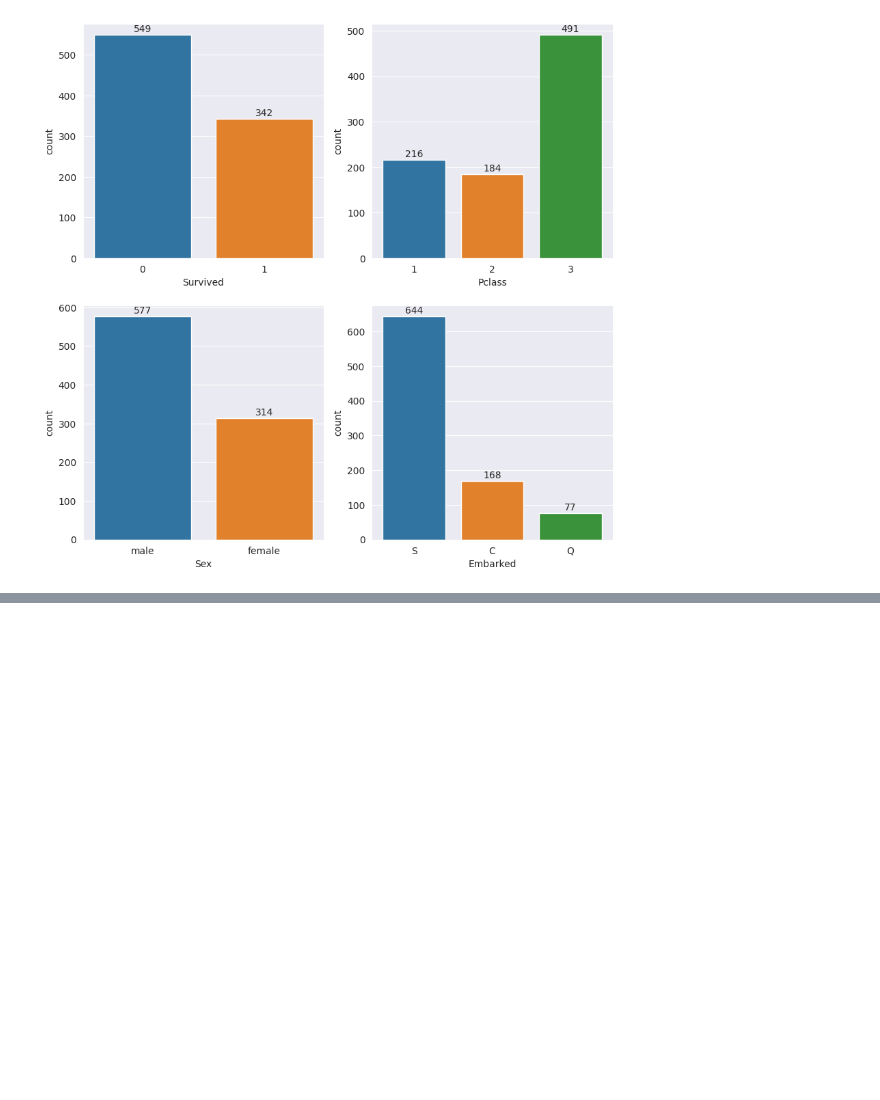
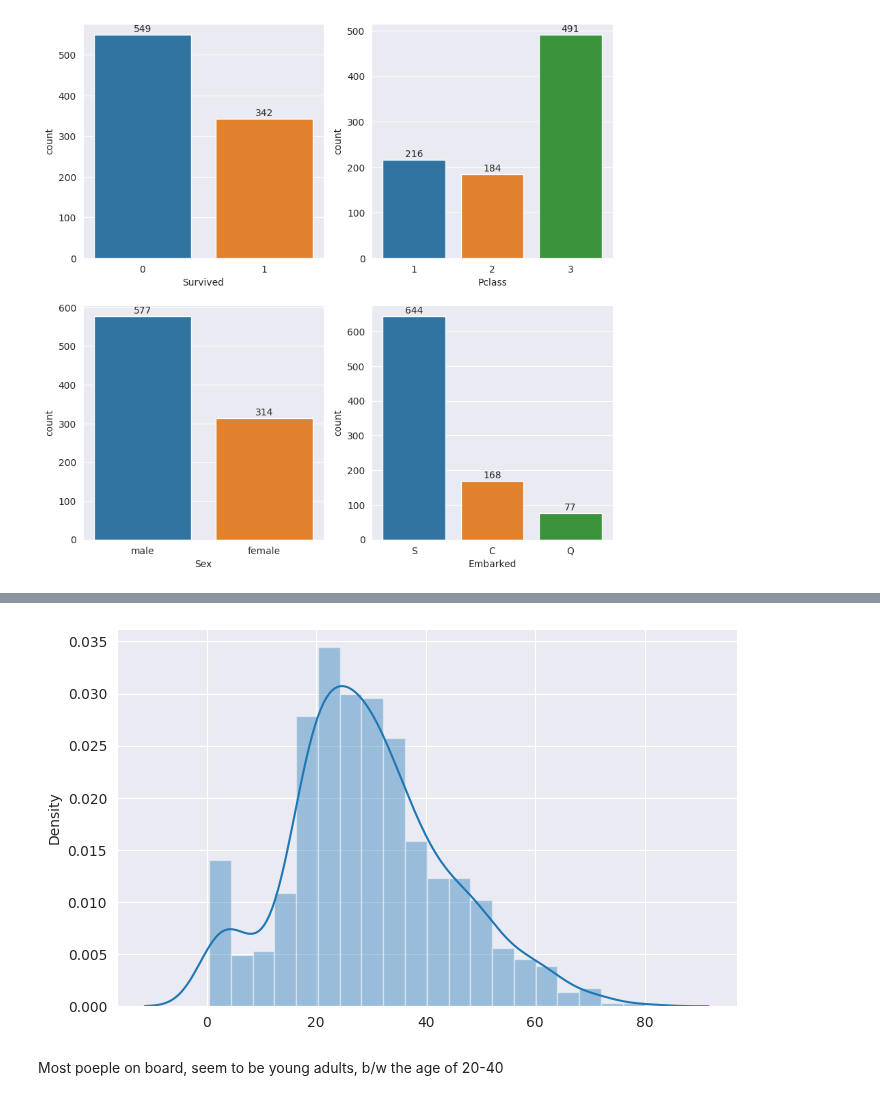
Before and after one commit to muhammadanas0716/Machine-Learning-101, a Jupyter notebook: Titanic - Machine Learning from Disaster/Project Notebook.ipynb, the cells around one changed output, grey strips where cells are left out. Cells and saved outputs as stored; diff of their text form; code cells hidden in the pictures; blank space fills up the shorter version.

Commit message:
Updated Titanic Notebook

```diff
--- a/Titanic - Machine Learning from Disaster/Project Notebook.ipynb
+++ b/Titanic - Machine Learning from Disaster/Project Notebook.ipynb
@@ -124,0 +118,9 @@ sns.distplot(x=titanic_df["Age"])
+# %%
+# Distribution of age
+plt.figure(figsize=(8, 5), dpi=100)
+sns.distplot(x=titanic_df["Age"])
+plt.show()
+# %% [output]
+[figure, added]
+# %% [markdown]
+Most poeple on board, seem to be young adults, b/w the age of 20-40
```
Also changed, not shown: parts of 3 cells of this notebook.
